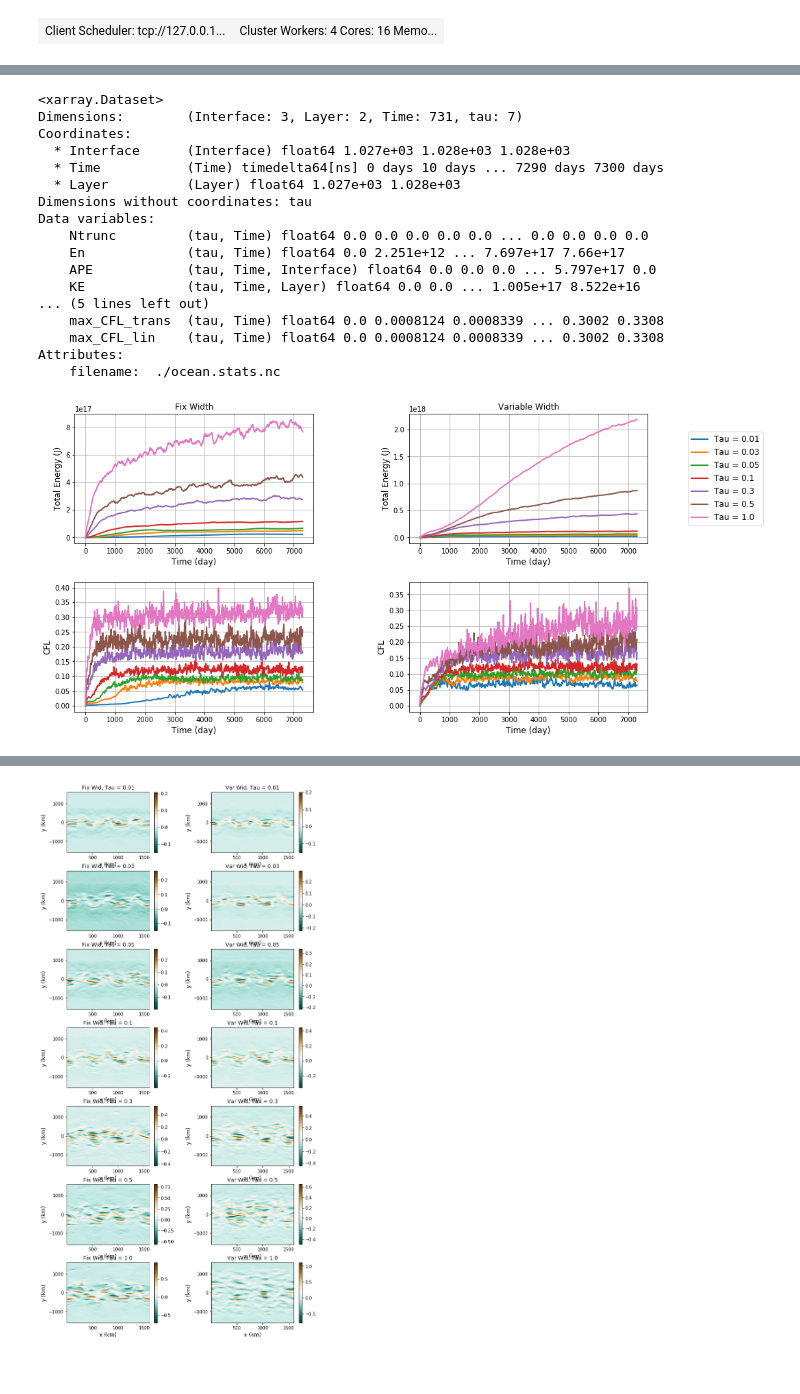
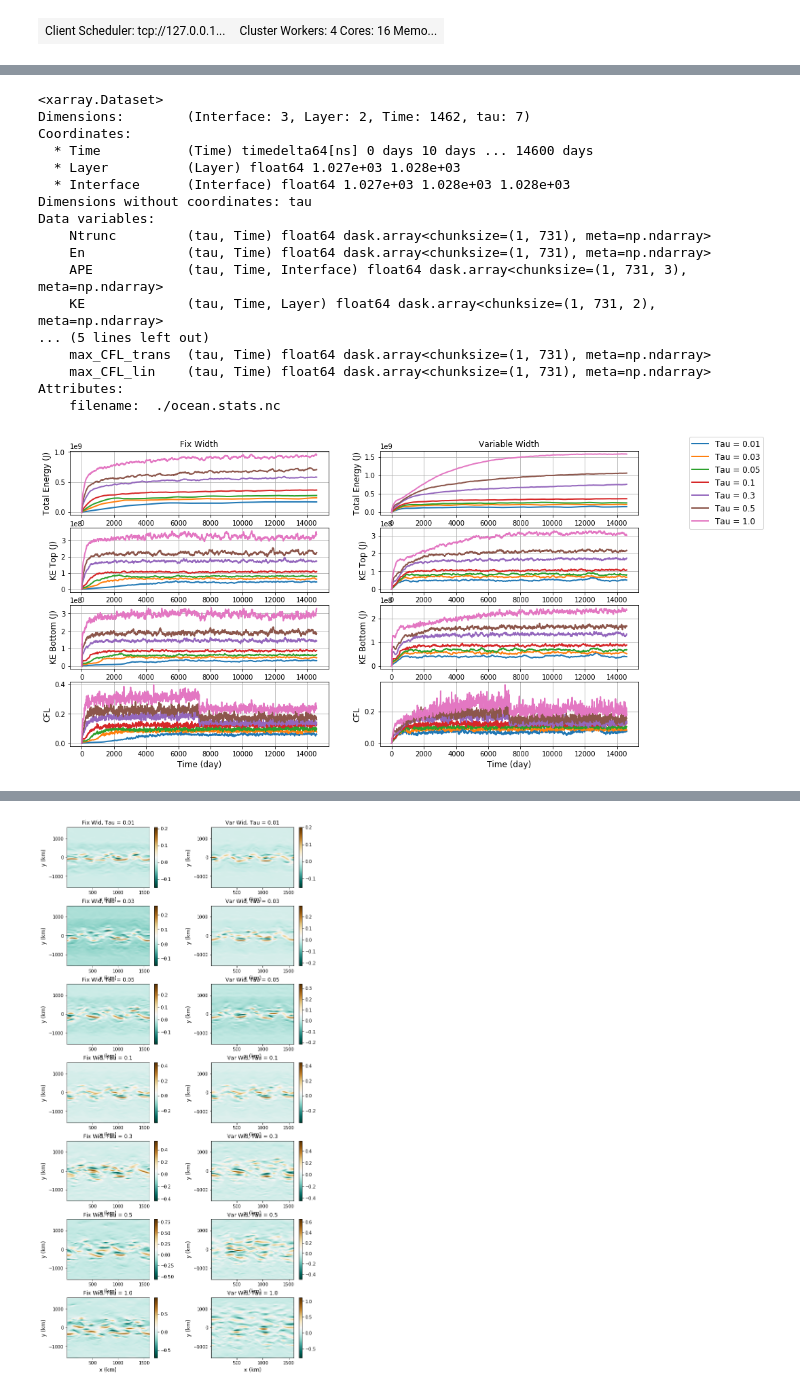
Before and after one commit to hmkhatri/Topography-Eddy-MOM6, a Jupyter notebook: Notebooks/2L_initial.ipynb, the cells around one changed output, grey strips where cells are left out. Drawn from its saved outputs; the diff is of its cells as text; code cells hidden in the pictures.

```diff
--- a/Notebooks/2L_initial.ipynb
+++ b/Notebooks/2L_initial.ipynb
@@ -26,9 +26,9 @@ dataset_FW = []
 dataset_VW = []
 
 for i in range(0, len(tau)):
-    d = xr.open_dataset(ppdir+"2L_Fix_Width/"+tau[i]+"/ocean.stats.nc")
+    d = xr.open_mfdataset(ppdir+"2L_Fix_Width/"+tau[i]+"/ocean.stats*.nc")
     dataset_FW.append(d)
-    d = xr.open_dataset(ppdir+"2L_Var_Width/"+tau[i]+"/ocean.stats.nc")
+    d = xr.open_mfdataset(ppdir+"2L_Var_Width/"+tau[i]+"/ocean.stats*.nc")
     dataset_VW.append(d)
 
 ds_FW = xr.concat(dataset_FW, dim='tau')
@@ -37,56 +55,84 @@ ds_VW = xr.concat(dataset_VW, dim='tau')
 ds_FW
 # %% [output]
 <xarray.Dataset>
-Dimensions:        (Interface: 3, Layer: 2, Time: 731, tau: 7)
+Dimensions:        (Interface: 3, Layer: 2, Time: 1462, tau: 7)
 Coordinates:
+  * Time           (Time) timedelta64[ns] 0 days 10 days ... 14600 days
+  * Layer          (Layer) float64 1.027e+03 1.028e+03
   * Interface      (Interface) float64 1.027e+03 1.028e+03 1.028e+03
-  * Time           (Time) timedelta64[ns] 0 days 10 days ... 7290 days 7300 days
-  * Layer          (Layer) float64 1.027e+03 1.028e+03
 Dimensions without coordinates: tau
 Data variables:
-    Ntrunc         (tau, Time) float64 0.0 0.0 0.0 0.0 0.0 ... 0.0 0.0 0.0 0.0
-    En             (tau, Time) float64 0.0 2.251e+12 ... 7.697e+17 7.66e+17
-    APE            (tau, Time, Interface) float64 0.0 0.0 0.0 ... 5.797e+17 0.0
-    KE             (tau, Time, Layer) float64 0.0 0.0 ... 1.005e+17 8.522e+16
+    Ntrunc         (tau, Time) float64 dask.array<chunksize=(1, 731), meta=np.ndarray>
+    En             (tau, Time) float64 dask.array<chunksize=(1, 731), meta=np.ndarray>
+    APE            (tau, Time, Interface) float64 dask.array<chunksize=(1, 731, 3), meta=np.ndarray>
+    KE             (tau, Time, Layer) float64 dask.array<chunksize=(1, 731, 2), meta=np.ndarray>
 ... (5 lines left out)
-    max_CFL_trans  (tau, Time) float64 0.0 0.0008124 0.0008339 ... 0.3002 0.3308
-    max_CFL_lin    (tau, Time) float64 0.0 0.0008124 0.0008339 ... 0.3002 0.3308
+    max_CFL_trans  (tau, Time) float64 dask.array<chunksize=(1, 731), meta=np.ndarray>
+    max_CFL_lin    (tau, Time) float64 dask.array<chunksize=(1, 731), meta=np.ndarray>
 Attributes:
     filename:  ./ocean.stats.nc
 # %%
 # Plot total energy, layerwise KE, CFL
 leg = ['0.01', '0.03', '0.05', '0.1', '0.3', '0.5', '1.0']
 
-grid_plot = plt.GridSpec(2, 2, wspace=0.4, hspace=0.3)
+grid_plot = plt.GridSpec(4, 2, wspace=0.2, hspace=0.2)
 fig = plt.figure(figsize=[15,8])
 
 ax = fig.add_subplot(grid_plot[0, 0])
-ax.plot(ds_FW['Time']/(24*3600*1e9), ds_FW['En'].transpose(), lw=2)
+ax.plot(ds_FW['Time']/(24*3600*1e9), np.sqrt(ds_FW['En']).transpose(), lw=2)
 ax.set_ylabel('Total Energy (J)',fontsize=12)
-ax.set_xlabel('Time (day)', fontsize=12)
+#ax.set_xlabel('Time (day)', fontsize=12)
 ax.grid()
 #ax.set_yscale('log')
 ax.set_title('Fix Width', fontsize=12)
 
 ax = fig.add_subplot(grid_plot[0, 1])
-ax.plot(ds_VW['Time']/(24*3600*1e9), ds_VW['En'].transpose(), lw=2)
+ax.plot(ds_VW['Time']/(24*3600*1e9), np.sqrt(ds_VW['En']).transpose(), lw=2)
 ax.set_ylabel('Total Energy (J)',fontsize=12)
-ax.set_xlabel('Time (day)', fontsize=12)
+#ax.set_xlabel('Time (day)', fontsize=12)
 ax.grid()
 #ax.set_yscale('log')
 ax.set_title('Variable Width', fontsize=12)
 ax.legend([ 'Tau = ' + str(lag) for lag in leg], loc='center right', bbox_to_anchor=(1.5, 0.5), fontsize=12)
 
 ax = fig.add_subplot(grid_plot[1, 0])
+ax.plot(ds_FW['Time']/(24*3600*1e9), np.sqrt(ds_FW['KE'].isel(Layer=0)).transpose(), lw=2)
+ax.set_ylabel('KE Top (J)',fontsize=12)
+#ax.set_xlabel('Time (day)', fontsize=12)
+ax.grid()
+#ax.set_yscale('log')
+
+ax = fig.add_subplot(grid_plot[1, 1])
+ax.plot(ds_VW['Time']/(24*3600*1e9), np.sqrt(ds_VW['KE'].isel(Layer=0)).transpose(), lw=2)
+ax.set_ylabel('KE Top (J)',fontsize=12)
+#ax.set_xlabel('Time (day)', fontsize=12)
+ax.grid()
+#ax.set_yscale('log')
+
+ax = fig.add_subplot(grid_plot[2, 0])
+ax.plot(ds_FW['Time']/(24*3600*1e9), np.sqrt(ds_FW['KE'].isel(Layer=1)).transpose(), lw=2)
+ax.set_ylabel('KE Bottom (J)',fontsize=12)
+#ax.set_xlabel('Time (day)', fontsize=12)
+ax.grid()
+#ax.set_yscale('log')
+
+ax = fig.add_subplot(grid_plot[2, 1])
+ax.plot(ds_VW['Time']/(24*3600*1e9), np.sqrt(ds_VW['KE'].isel(Layer=1)).transpose(), lw=2)
+ax.set_ylabel('KE Bottom (J)',fontsize=12)
+#ax.set_xlabel('Time (day)', fontsize=12)
+ax.grid()
+#ax.set_yscale('log')
+
+ax = fig.add_subplot(grid_plot[3, 0])
 ax.plot(ds_FW['Time']/(24*3600*1e9), ds_FW['max_CFL_lin'].transpose(), lw=2)
 ax.set_ylabel('CFL',fontsize=12)
 ax.set_xlabel('Time (day)', fontsize=12)
 ax.grid()
 
-ax = fig.add_subplot(grid_plot[1, 1])
+ax = fig.add_subplot(grid_plot[3, 1])
 ax.plot(ds_VW['Time']/(24*3600*1e9), ds_VW['max_CFL_lin'].transpose(), lw=2)
 ax.set_ylabel('CFL',fontsize=12)
 ax.set_xlabel('Time (day)', fontsize=12)
 ax.grid()
 # %% [output]
-[figure, old version]
+[figure, new version]
```
Also changed, not shown: parts of 8 cells of this notebook.
